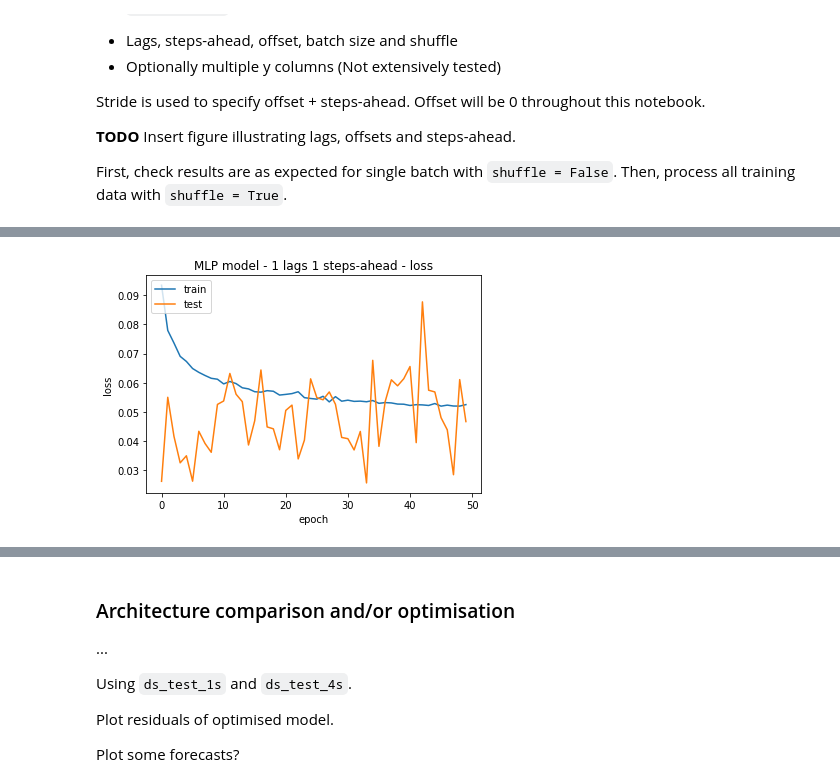
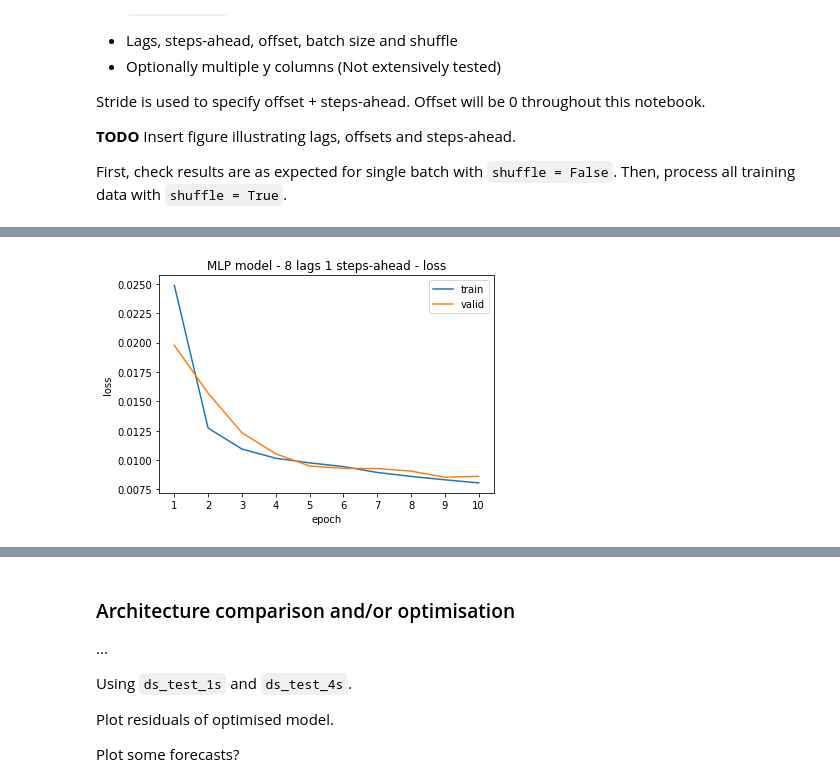
Before and after one commit to makeyourownmaker/CambridgeTemperatureModel, a Jupyter notebook: notebooks/keras_mlp_fcn_resnet_time_series.ipynb, the cells around one changed output, grey strips where cells are left out. Cells and saved outputs as stored; diff of their text form; code cells hidden in the pictures.

```diff
--- a/notebooks/keras_mlp_fcn_resnet_time_series.ipynb
+++ b/notebooks/keras_mlp_fcn_resnet_time_series.ipynb
@@ -294,15 +302,16 @@ def make_dataset(data, y_cols, lags = 1, steps_ahead = 1, stride = 1, bs = 32, s
     def split_window(features):
         X = features[:, X_slice, :]
         y = features[:, y_slice, :]
+
         X = tf.stack(
-            [X[:, :, col_indices[name]] for name in data.columns if name not in y_cols],
+            [X[:, :, col_indices[name]] for name in data.columns],
             axis = -1)
         y = tf.stack(
             [y[:, :, col_indices[name]] for name in y_cols],
             axis = -1)
 
-        # Slicing doesn't preserve static shape information, so set the shapes
-        # manually.  This way the `tf.data.Datasets` are easier to inspect.
+        # Slicing doesn't preserve static shape information, so set the shapes manually.
+        # This way the `tf.data.Datasets` are easier to inspect.
         X.set_shape([None, lags,        None])
         y.set_shape([None, steps_ahead, None])
 
@@ -336,29 +345,28 @@ def dataset_sanity_checks(data, name):
         print("\tX[0][0]: ", batch[0][0])
         print("\ty[0][0]: ", batch[1][0])
 
-    return 1
-
 
 # Single step-ahead
 lags = 4
 ds_train_4l_1s, ds_valid_4l_1s, ds_test_4l_1s = make_datasets(train_df, valid_df, test_df,
-                                                              lags = lags, shuffle = True, bs = 16)
+                                                              lags = lags, shuffle = False, bs = 16)
 dataset_sanity_checks(ds_train_4l_1s, '1s train');
+
 
 # 4 steps-ahead
 steps = stride = 4
 ds_train_4l_4s, ds_valid_4l_4s, ds_test_4l_4s = make_datasets(train_df, valid_df, test_df,
                                                               lags = lags, steps_ahead = steps,
-                                                              stride = stride)
+                                                              stride = stride, shuffle = False, bs = 16)
 display(train_df.head(lags + steps))
 dataset_sanity_checks(ds_train_4l_4s, '4s train');
 
 lags = 1
 ds_train_1l_1s, ds_valid_1l_1s, ds_test_1l_1s = make_datasets(train_df, valid_df, test_df,
-                                                              lags = lags, shuffle = True, bs = 16)
+                                                              lags = lags, shuffle = False, bs = 16)
 steps = stride = 4
 ds_train_1l_4s, ds_valid_1l_4s, ds_test_1l_4s = make_datasets(train_df, valid_df, test_df,
                                                               lags = lags, steps_ahead = steps,
-                                                              stride = stride, shuffle = True, bs = 16)
+                                                              stride = stride, shuffle = False, bs = 16)
 # %% [output]
 1s train batches:  4220
@@ -451,21 +461,23 @@ def compile_fit_validate(model, train, valid, optimizer, epochs = 5, verbose = 1
     return h
 
 
-def plot_history(h, name):
+def plot_history(h, name, epochs = 10):
     plt.plot(h.history['loss'])
     plt.plot(h.history['val_loss'])
+    plt.xticks(range(0, epochs), labels = range(1, epochs + 1))
     plt.title(name + ' loss')
     plt.ylabel('loss')
     plt.xlabel('epoch')
-    plt.legend(['train', 'valid'], loc = 'upper left')
+    plt.legend(['train', 'valid'], loc = 'upper right')
     plt.show()
 
     plt.plot(h.history['mape'])
     plt.plot(h.history['val_mape'])
+    plt.xticks(range(0, epochs), labels = range(1, epochs + 1))
     plt.title(name + ' mape')
     plt.ylabel('mape')
     plt.xlabel('epoch')
-    plt.legend(['train', 'valid'], loc = 'upper left')
+    plt.legend(['train', 'valid'], loc = 'upper right')
     plt.show();
 
 
@@ -478,6 +490,7 @@ def print_min_loss(h, name):
     val_mape        = h.history['val_mape'][argmin_val_loss]
     mae             = h.history['mae'][argmin_loss]
     val_mae         = h.history['val_mae'][argmin_val_loss]
+
     txt = "{0:s} {1:s} min loss: {2:f}\tmae: {3:f}\tmape: {4:f}\tepoch: {5:d}"
     print(txt.format(name, "train", min_loss,     mae,     mape,     argmin_loss + 1))
     print(txt.format(name, "valid", min_val_loss, val_mae, val_mape, argmin_val_loss + 1))
@@ -508,12 +521,13 @@ def build_small_model(name, data):
     return small
 
 
-def build_mlp_model(name, data):
+def build_mlp_model_orig(name, data):
     in_shape, _ = get_io_shapes(data)
 
     mlp = Sequential(name = name)
 
     mlp.add(Input(shape = in_shape))
+    mlp.add(Flatten())  # Shape: (time, features) => (time*features)
     mlp.add(Dropout(0.1))
 
     mlp.add(Dense(500, activation = 'relu'))
@@ -526,6 +540,31 @@ def build_mlp_model(name, data):
     mlp.add(Dropout(0.3))
 
     mlp.add(Dense(1))
+    mlp.add(Reshape([1, -1]))
+
+    return mlp
+
+
+def build_mlp_model(name, data):
+    in_shape, _ = get_io_shapes(data)
+
+    mlp = Sequential(name = name)
+
+    mlp.add(Input(shape = in_shape))
+    mlp.add(Flatten())  # Shape: (time, features) => (time*features)
+    # mlp.add(Dropout(0.1))
+
+    mlp.add(Dense(64, activation = 'relu'))
+    # mlp.add(Dropout(0.1))
+
+    mlp.add(Dense(64, activation = 'relu'))
+    # mlp.add(Dropout(0.1))
+
+    # mlp.add(Dense(32, activation = 'relu'))
+    # mlp.add(Dropout(0.1))
+
+    mlp.add(Dense(1))
+    mlp.add(Reshape([1, -1]))
 
     return mlp
 
@@ -537,23 +576,25 @@ def run_model(model, train, valid, optimizer = 'adam', epochs = 5):
 
     model.summary()
     h = compile_fit_validate(model, train, valid, optimizer, epochs)
-    plot_history(h, model_id)
+    plot_history(h, model_id, epochs)
     print_min_loss(h, model_id)
 
     return h
 
 
-# For testing purposes
-# name = 'small'
-# small_4l_1s = build_small_model(name, ds_train_4l_1s)
-# run_model(small_4l_1s, ds_train_4l_1s, ds_valid_4l_1s, epochs = 2)
-# small_4l_4s = build_small_model(name, ds_train_4l_4s)
-# run_model(small_4l_4s, ds_train_4l_4s, ds_valid_4l_4s, epochs = 2)
-
+lags = 8
+ds_train_8l_1s, ds_valid_8l_1s, ds_test_8l_1s = make_datasets(train_df, valid_df, test_df,
+                                                              lags = lags, shuffle = False, bs = 8)
 
 name = 'MLP'
-mlp_1l_1s   = build_mlp_model(name, ds_train_1l_1s)
-h_mlp_1l_1s = run_model(mlp_1l_1s, ds_train_1l_1s, ds_valid_1l_1s, optimizer = 'adadelta', epochs = 50)
+mlp_8l_1s   = build_mlp_model(name, ds_train_8l_1s)
+h_mlp_8l_1s = run_model(mlp_8l_1s, ds_train_8l_1s, ds_valid_8l_1s, optimizer = 'adadelta', epochs = 10)
+
+# mlp_4l_1s   = build_mlp_model(name, ds_train_4l_1s)
+# h_mlp_4l_1s = run_model(mlp_4l_1s, ds_train_4l_1s, ds_valid_4l_1s, optimizer = 'adadelta', epochs = 10)
+
+# mlp_1l_1s   = build_mlp_model(name, ds_train_1l_1s)
+# h_mlp_1l_1s = run_model(mlp_1l_1s, ds_train_1l_1s, ds_valid_1l_1s, optimizer = 'adadelta', epochs = 10)
 # %% [output]
 Model: "MLP"
 _________________________________________________________________
@@ -575 +616 @@ Epoch 50/50
-[figure, old version]
+[figure, new version]
```
Also changed, not shown: parts of 24 cells of this notebook.
